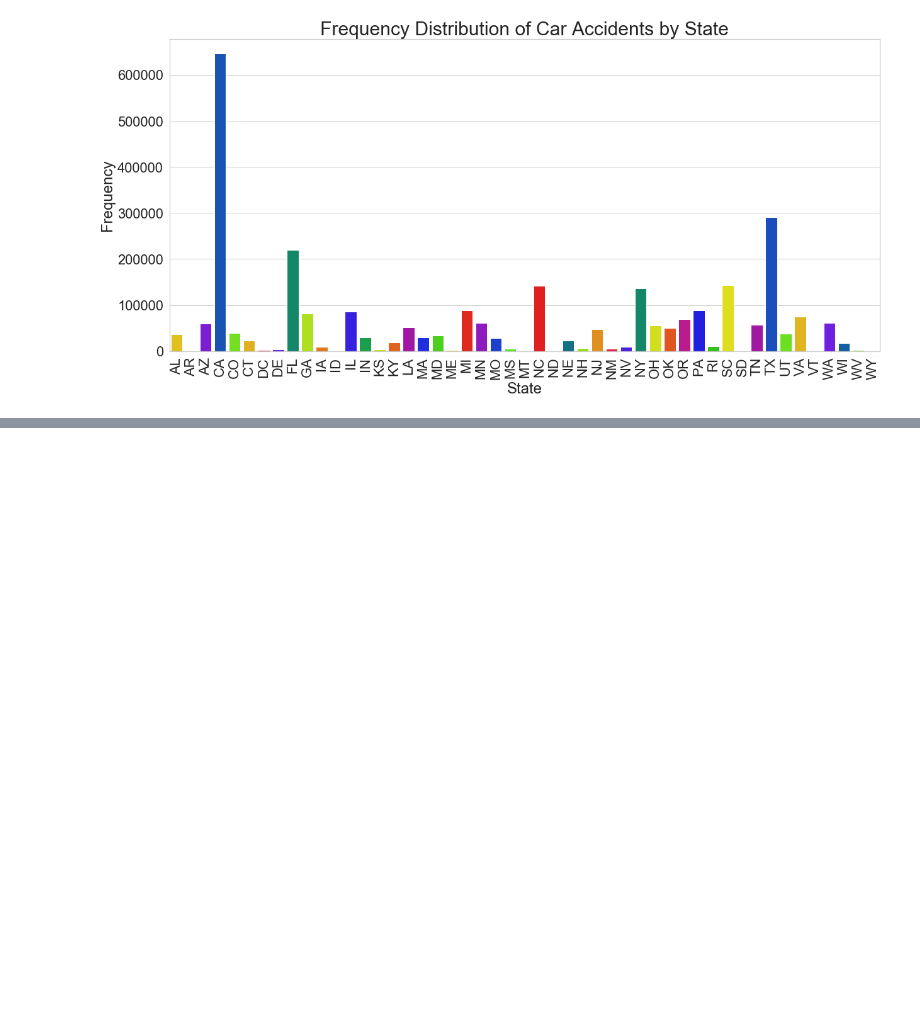
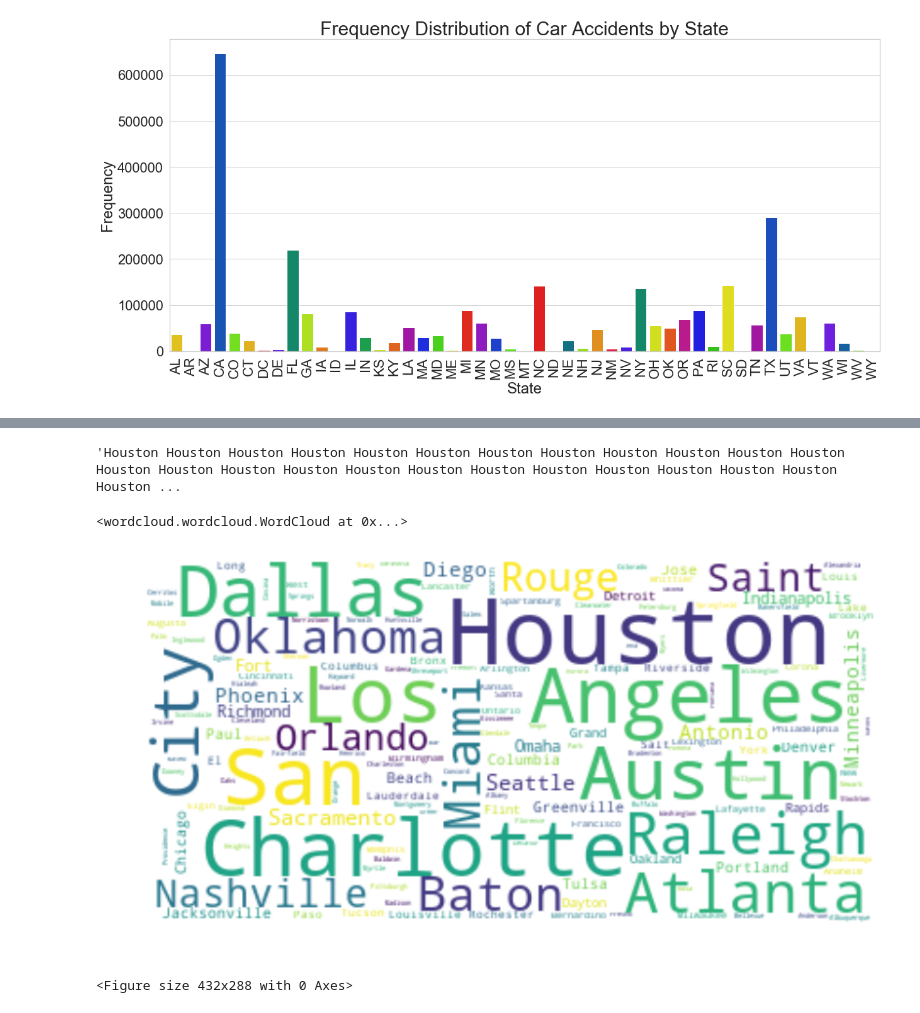
Before and after one commit to mpayumo/accident-severity-us, a Jupyter notebook: accidents-4-dummies-features.ipynb, the cells around one changed output, grey strips where cells are left out. Saved outputs shown, nothing was run; the diff lists cells and outputs as text; code cells hidden in the pictures; blank space fills up the shorter version.

```diff
--- a/accidents-4-dummies-features.ipynb
+++ b/accidents-4-dummies-features.ipynb
@@ -73,0 +190,31 @@ plt.savefig('img/Frequency_dist_by_state.jpg')
+# %%
+tilde_string = ''
+for city, count in zip(city_df.City.values, city_df.Count.values):
+    weight = int((count/total_acc) * 1000)
+    word = (city + ' ') * weight
+    tilde_string += word
+tilde_string
+# %% [output]
+'Houston Houston Houston Houston Houston Houston Houston Houston Houston Houston Houston Houston Houston Houston Houston Houston Houston Houston Houston Houston Houston Houston Houston Houston Houston ...
+# %%
+city_cloud = WordCloud(background_color='white',
+                       max_font_size=50,
+                      max_words=3000,
+                      collocations=False)
+
+city_cloud.generate(tilde_string)
+# %% [output]
+<wordcloud.wordcloud.WordCloud at 0x...>
+# %%
+fig = plt.figure()
+fig.set_figwidth(14)
+fig.set_figheight(18)
+plt.imshow(city_cloud, interpolation='bilinear')
+plt.axis('off')
+# plt.figure(figsize=(12,7))
+
+plt.show()
+plt.savefig('img/city-cloud.jpg')
+# %% [output]
+[figure, added]
+<Figure size 432x288 with 0 Axes>
```
Also changed, not shown: parts of 16 cells of this notebook.
